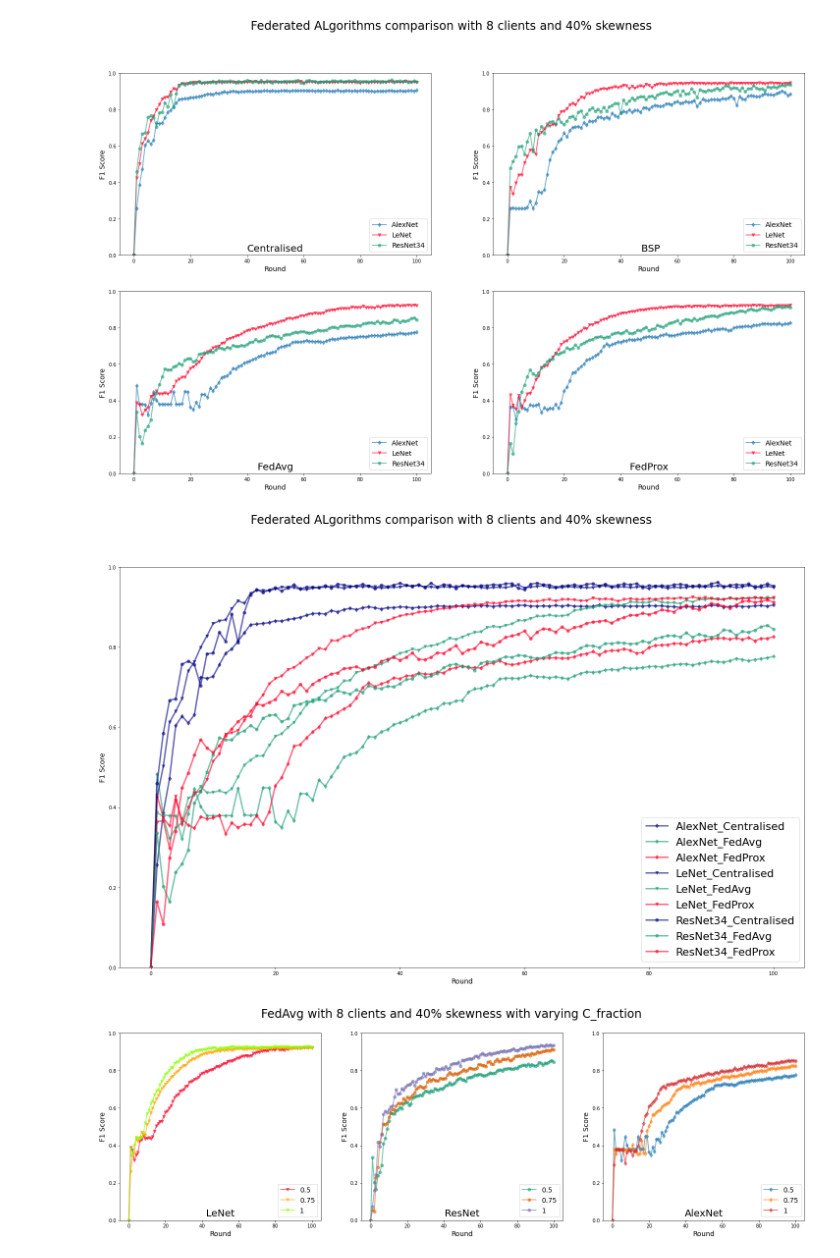
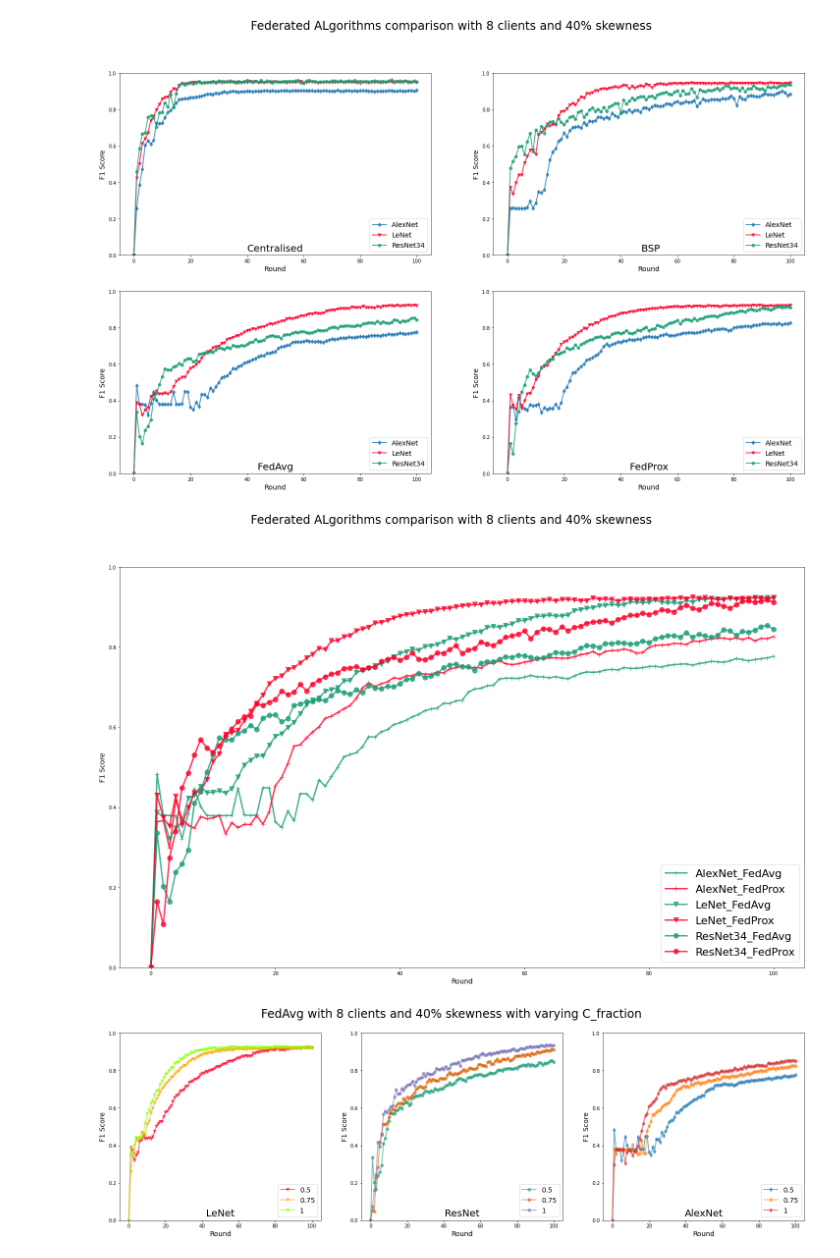
Before and after one commit to anandcu3/Federated-Learning-for-Remote-Sensing, a Jupyter notebook: the new plots notebook.ipynb, the cells around one changed output. Saved outputs shown, nothing was run; the diff lists cells and outputs as text; code cells hidden in the pictures.

Commit message:
Final Plots (almost)

```diff
--- a/the new plots notebook.ipynb
+++ b/the new plots notebook.ipynb
@@ -39,23 +39,35 @@ def get_shape(key, title):
 
 def get_color(key, title):
     global color_number_le, color_number_al, color_number_res
+    output_list = []
     if (key in "BSP") or ("BSP" in key) :
         color = next_color(cm.get_cmap('tab10'), 0)
         #color_number_al += 1
-        return color
+        output_list.append(color)
     elif  (key in "FedAvg") or ("FedAvg" in key):
         color = next_color(cm.get_cmap('Dark2'), 0)
         #color_number_res += 1
-        return color
+        output_list.append(color)
     elif  (key in "FedProx") or ("FedProx" in key):
         color = next_color(cm.get_cmap('gist_rainbow'), 0)
         #color_number_le += 1
-        return color
+        output_list.append(color)
     elif  (key in "Centralised") or ("Centralised" in key):
         color = next_color(cm.get_cmap('jet'), 0)
-        return color
+        output_list.append(color)
     else:
+        output_list.append(cm.get_cmap('jet'), 0)
         print("went to else for some reason")
+
+    if (key in "AlexNet") or ("AlexNet" in key) or (title in "AlexNet") or ("AlexNet" in title):
+        output_list.append('+-')
+    elif  (key in "ResNet") or ("ResNet" in key) or (title in "ResNet") or ("ResNet" in title) :
+        output_list.append('o-')
+    elif (key in "LeNet") or ("LeNet" in key) or (title in "LeNet") or ("LeNet" in title) :
+        output_list.append('v-')
+    else:
+        output_list.append('D-')
+    return tuple(output_list)
 
 def plot_curves(acclist, subplot, title, botlim = 0, toplim = 1, ylabel="Accuracy", color_by_algo=False, legend_size=14, linewidth=2):
     subplot.set_xlabel('Round', fontsize=14)
@@ -66,11 +78,13 @@ def plot_curves(acclist, subplot, title, botlim = 0, toplim = 1, ylabel="Accurac
 
     for al in acclist:
         modshape, colmap = get_shape(str(al), title)
+        markersize=6
         if color_by_algo:
-            colmap = get_color(str(al), title)
+            colmap, modshape = get_color(str(al), title)
+            markersize=10
         eporange = np.arange(len(list(acclist[al]))+1)
         thelist = np.insert(acclist[al],0,0)
-        subplot.plot(eporange, thelist , modshape, color = colmap ,label=str(al), alpha=0.6,linewidth=linewidth)
+        subplot.plot(eporange, thelist , modshape, color = colmap ,label=str(al), alpha=0.8,linewidth=linewidth,markersize=markersize)
     subplot.legend(loc='lower right',fontsize=legend_size)
 # %%
 def bar_plot_acc(labels, cen, fl1, fl2):
@@ -225,25 +239,25 @@ plot_curves(centralised_results, ax[0][0], 'Centralised', 0, 1, "F1 Score")
 # %%
 fig, ax = plt.subplots(figsize=(25,15))
 fig.suptitle("Federated ALgorithms comparison with 8 clients and 40% skewness", fontsize=24)
 results ={
     #"AlexNetBSP" : np.genfromtxt('cfrac_results/BSP_CNN_alexnet_clients_8_skew_40_smallskew_True_epochs_100_cepochs_5_cfrac_0.75_bs_4_22_02_22_27.csv',delimiter=',')[2,:],
     #"LeNetBSP" : np.genfromtxt('cfrac_results/BSP_CNN_lenet_clients_8_skew_40_smallskew_True_epochs_100_cepochs_5_cfrac_0.75_bs_4_22_02_15_49.csv',delimiter=',')[2,:],
     #         "ResNet34BSP" : np.genfromtxt('cfrac_results/BSP_CNN_resnet34_clients_8_skew_40_smallskew_True_epochs_100_cepochs_5_cfrac_0.75_bs_4_22_02_18_45.csv',delimiter=',')[2,:],
-    "AlexNet_Centralised": np.genfromtxt('centralised_runs/Centralised_CNN_alexnet_bs_4_epochs_100_01_03_17_42.csv',delimiter=',')[2,:],
+    #"AlexNet_Centralised": np.genfromtxt('centralised_runs/Centralised_CNN_alexnet_bs_4_epochs_100_01_03_17_42.csv',delimiter=',')[2,:],
     "AlexNet_FedAvg": np.genfromtxt('cfrac_results/FedAvg_CNN_alexnet_clients_8_skew_40_smallskew_True_epochs_100_cepochs_5_cfrac_0.5_bs_4_23_02_07_50.csv',delimiter=',')[2,:],
     "AlexNet_FedProx": np.genfromtxt('FedProx_runs/FedProx_CNN_alexnet_clients_8_skew_40_smallskew_True_epochs_100_cepochs_5_cfrac_0.75_bs_4_24_02_09_18.csv',delimiter=',')[2,:],
-    "LeNet_Centralised": np.genfromtxt('centralised_runs/Centralised_CNN_lenet_bs_4_epochs_100_01_03_16_11.csv',delimiter=',')[2,:],
+    #"LeNet_Centralised": np.genfromtxt('centralised_runs/Centralised_CNN_lenet_bs_4_epochs_100_01_03_16_11.csv',delimiter=',')[2,:],
     "LeNet_FedAvg": np.genfromtxt('cfrac_results/FedAvg_CNN_lenet_clients_8_skew_40_smallskew_True_epochs_100_cepochs_5_cfrac_0.5_bs_4_22_02_18_03.csv',delimiter=',')[2,:],
     "LeNet_FedProx": np.genfromtxt('FedProx_runs/FedProx_CNN_lenet_clients_8_skew_40_smallskew_True_epochs_100_cepochs_5_cfrac_0.75_bs_4_24_02_03_39.csv',delimiter=',')[2,:],
-    "ResNet34_Centralised": np.genfromtxt('centralised_runs/Centralised_CNN_resnet34_bs_4_epochs_100_01_03_17_06.csv',delimiter=',')[2,:],
+    #"ResNet34_Centralised": np.genfromtxt('centralised_runs/Centralised_CNN_resnet34_bs_4_epochs_100_01_03_17_06.csv',delimiter=',')[2,:],
     "ResNet34_FedAvg": np.genfromtxt('cfrac_results/FedAvg_CNN_resnet34_clients_8_skew_40_smallskew_True_epochs_100_cepochs_5_cfrac_0.5_bs_4_22_02_23_38.csv',delimiter=',')[2,:],
     "ResNet34_FedProx": np.genfromtxt('FedProx_runs/FedProx_CNN_resnet34_clients_8_skew_40_smallskew_True_epochs_100_cepochs_5_cfrac_0.75_bs_4_24_02_07_17.csv',delimiter=',')[2,:],
     }
 
 restart_colors()
 plot_curves(results, ax, ' ', 0, 1, "F1 Score",True,22,3)
 # %% [output]
-[figure, old version]
+[figure, new version]
 # %%
 restart_colors()
 
```
